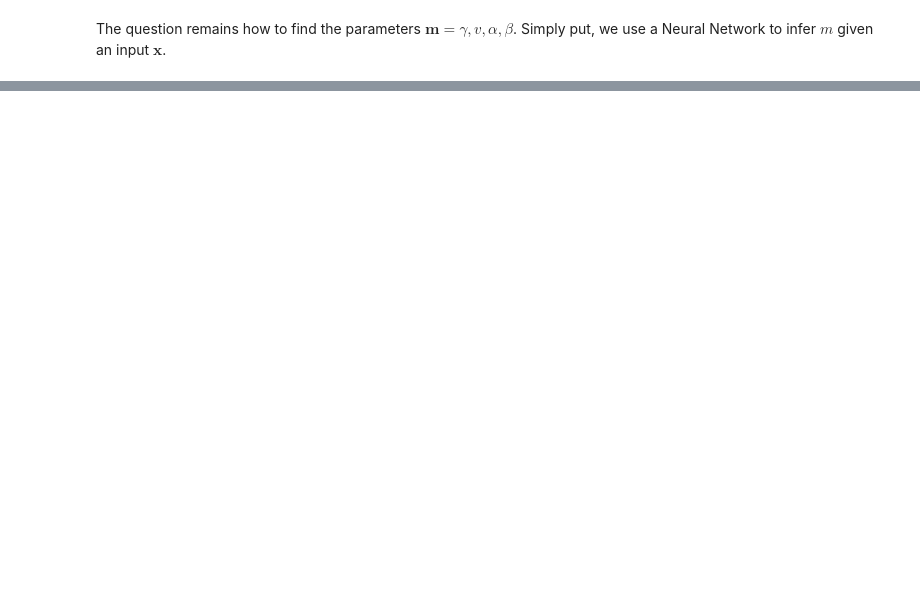
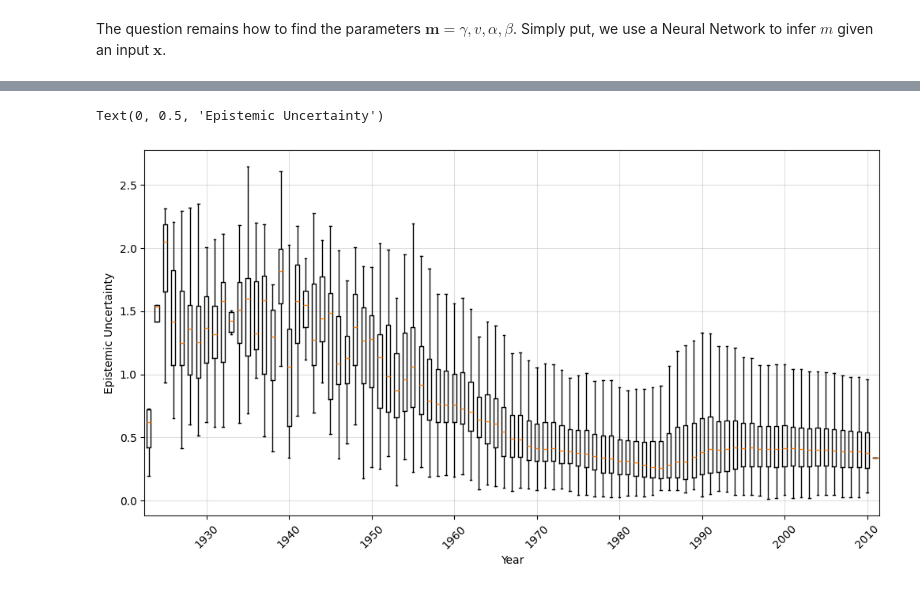
Before and after one commit to nimalu/evidential-deep-learning, a Jupyter notebook: deep-evidential-regression.ipynb, the cells around one changed output, grey strips where cells are left out. Drawn from its saved outputs; the diff is of its cells as text; code cells hidden in the pictures; blank space fills up the shorter version.

```diff
--- a/deep-evidential-regression.ipynb
+++ b/deep-evidential-regression.ipynb
@@ -260,13 +129,12 @@ class RegressionMLP(nn.Module):
 def compute_prediction(gamma, _v, _alpha, _beta):
     return gamma
 
+
 def compute_aleatoric_uncertainty(_gamma, _v, alpha, beta):
-    return beta / (alpha - 1)
+    return np.sqrt(beta / (alpha - 1))
+
 
 def compute_epistemic_uncertainty(_gamma, v, alpha, beta):
-    return beta / (v * (alpha - 1))
-
-def compute_total_uncertainty(_gamma, v, alpha, beta):
-    return compute_aleatoric_uncertainty(_gamma, v, alpha, beta) + compute_epistemic_uncertainty(_gamma, v, alpha, beta)
+    return np.sqrt(beta / (v * (alpha - 1)))
 # %%
 def nig_nll(gamma, v, alpha, beta, y):
@@ -375,0 +415,7 @@ ax.legend()
+# %%
+def unnormalize_output(gamma, v, alpha, beta, y_mean, y_std):
+    gamma_unnorm = gamma * y_std + y_mean
+    v_unnorm = v * (y_std**2)
+    alpha_unnorm = alpha
+    beta_unnorm = beta * (y_std**2)
+    return gamma_unnorm, v_unnorm, alpha_unnorm, beta_unnorm
@@ -375,0 +433,23 @@ ax.legend()
+# %%
+uncertainty_epistemic = compute_epistemic_uncertainty(gamma, v, alpha, beta)
+
+# compute average uncertainty per year
+years = np.unique(y_test)
+
+# visualize uncertainty per year (box plots)
+fig, ax = plt.subplots(figsize=(12, 6))
+ax.grid(alpha=0.4)
+ax.boxplot([uncertainty_epistemic[y_test.flatten() == year] for year in years], showfliers=False)
+
+# keep only decade tick labels
+decade_mask = years % 10 == 0
+tick_positions = np.arange(1, len(years) + 1)[decade_mask]
+tick_labels = years[decade_mask]
+ax.set_xticks(tick_positions)
+ax.set_xticklabels(tick_labels, rotation=45)
+
+ax.set_xlabel("Year")
+ax.set_ylabel("Epistemic Uncertainty")
+# %% [output]
+Text(0, 0.5, 'Epistemic Uncertainty')
+[figure, added]
```
Also changed, not shown: parts of 32 cells of this notebook.
